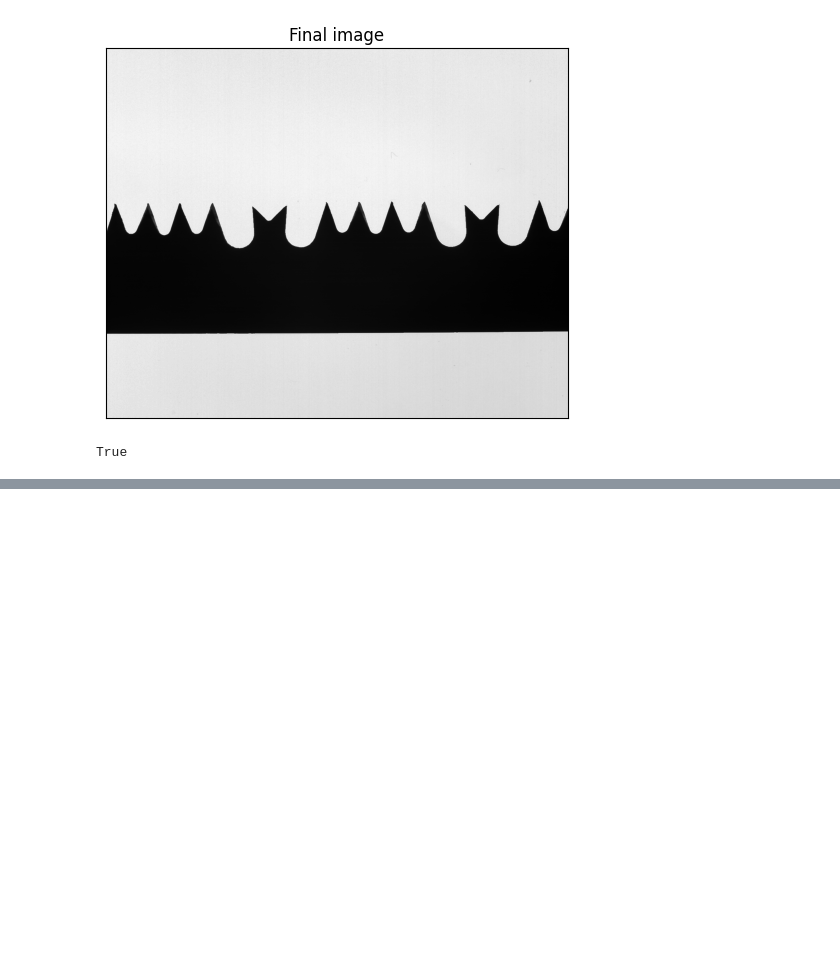
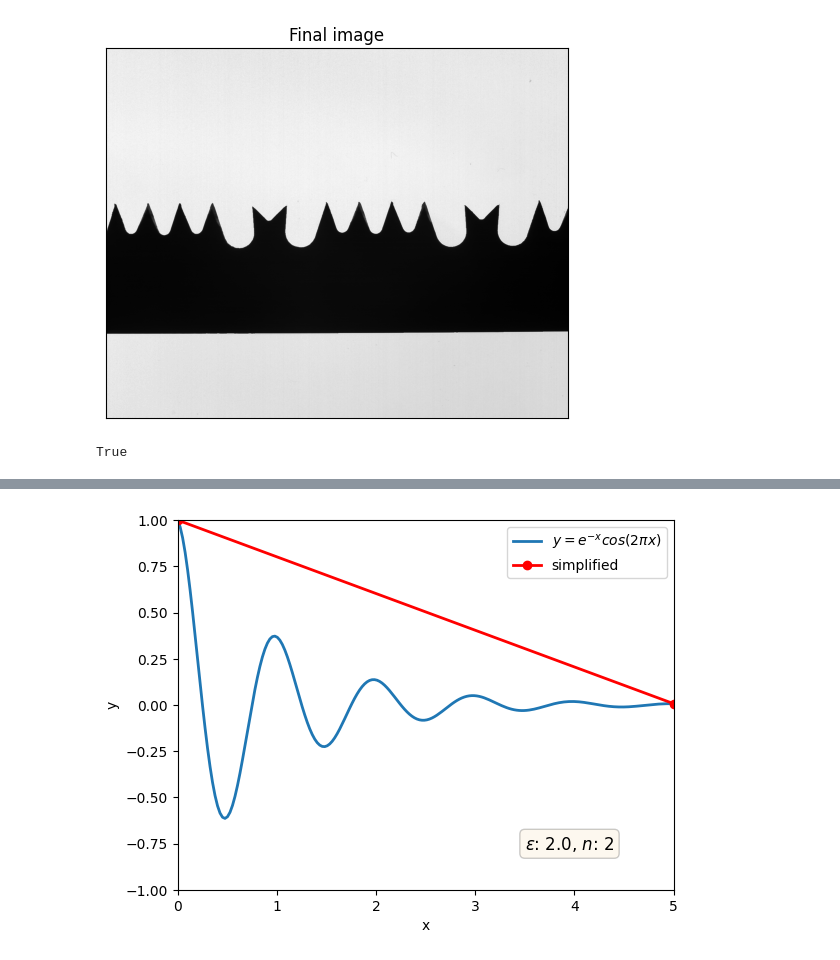
Before and after one commit to andreaalboni/CV-Project, a Jupyter notebook: InspectionBladeTools.ipynb, the cells around one changed output, grey strips where cells are left out. Saved outputs shown, nothing was run; the diff lists cells and outputs as text; code cells hidden in the pictures; blank space fills up the shorter version.

```diff
--- a/InspectionBladeTools.ipynb
+++ b/InspectionBladeTools.ipynb
@@ -59,3 +59,90 @@ cv2.imwrite("Images\saw_01_app_contours.png", img_final)
 [figure]
 [figure]
 True
+# %%
+# RDP Algorithm v1
+
+import matplotlib.animation as animation
+import matplotlib.pyplot as plt
+import numpy as np
+
+def rdp(points, epsilon):
+    # get the start and end points
+    start = np.tile(np.expand_dims(points[0], axis=0), (points.shape[0], 1))
+    end = np.tile(np.expand_dims(points[-1], axis=0), (points.shape[0], 1))
+
+    # find distance from other_points to line formed by start and end
+    dist_point_to_line = np.abs(np.cross(end - start, points - start, axis=-1)) / np.linalg.norm(end - start, axis=-1)
+    # get the index of the points with the largest distance
+    max_idx = np.argmax(dist_point_to_line)
+    max_value = dist_point_to_line[max_idx]
+
+    result = []
+    if max_value > epsilon:
+        partial_results_left = rdp(points[:max_idx+1], epsilon)
+        result += [list(i) for i in partial_results_left if list(i) not in result]
+        partial_results_right = rdp(points[max_idx:], epsilon)
+        result += [list(i) for i in partial_results_right if list(i) not in result]
+    else:
+        result += [points[0], points[-1]]
+
+    return result
+
+
+if __name__ == "__main__":
+    min_x = 0
+    max_x = 5
+
+    xs = np.linspace(min_x, max_x, num=200)
+    ys = np.exp(-xs) * np.cos(2 * np.pi * xs)
+    sample_points = np.concatenate([
+        np.expand_dims(xs, axis=-1),
+        np.expand_dims(ys, axis=-1)
+    ], axis=-1)
+
+    # First set up the figure, the axis, and the plot element we want to animate
+    fig = plt.figure()
+    ax = plt.axes(xlim=(min_x, max_x), ylim=(-1, 1))
+    plt.xlabel("x")
+    plt.ylabel("y")
+    text_values = ax.text(
+        0.70,
+        0.15,
+        "",
+        transform=ax.transAxes,
+        fontsize=12,
+        verticalalignment='top',
+        bbox=dict(boxstyle='round',
+                  facecolor='wheat',
+                  alpha=0.2)
+    )
+    original_line, = ax.plot(xs, ys, lw=2, label=r"$y = e^{-x}cos(2 \pi x)$")
+    simplified_line, = ax.plot([], [], lw=2, label="simplified", marker='o', color='r')
+
+    # initialization function: plot the background of each frame
+    def init():
+        simplified_line.set_data(xs, ys)
+        return original_line, simplified_line, text_values
+
+    # animation function.  This is called sequentially
+    def animate(i):
+        epsilon = 0 + (i * 0.1)
+        simplified = np.array(rdp(sample_points, epsilon))
+        print(f"i: {i}, episilon: {'%.1f' % epsilon}, n: {simplified.shape[0]}")
+        simplified_line.set_data(simplified[:, 0], simplified[:, 1])
+        text_values.set_text(fr"$\epsilon$: {'%.1f' % epsilon}, $n$: {simplified.shape[0]}")
+        return original_line, simplified_line, text_values
+
+    # call the animator.  blit=True means only re-draw the parts that have changed.
+    anim = animation.FuncAnimation(
+        fig,
+        animate,
+        init_func=init,
+        frames=21,
+        interval=1000,
+        repeat=True
+    )
+    anim.save('rdp.gif', dpi=80, writer='imagemagick')
+    plt.legend()
+    plt.show()
+# %% [output]
@@ -61,0 +167 @@ True
+[figure, added]
```
Also changed, not shown: parts of 2 cells of this notebook, 1 other file.
